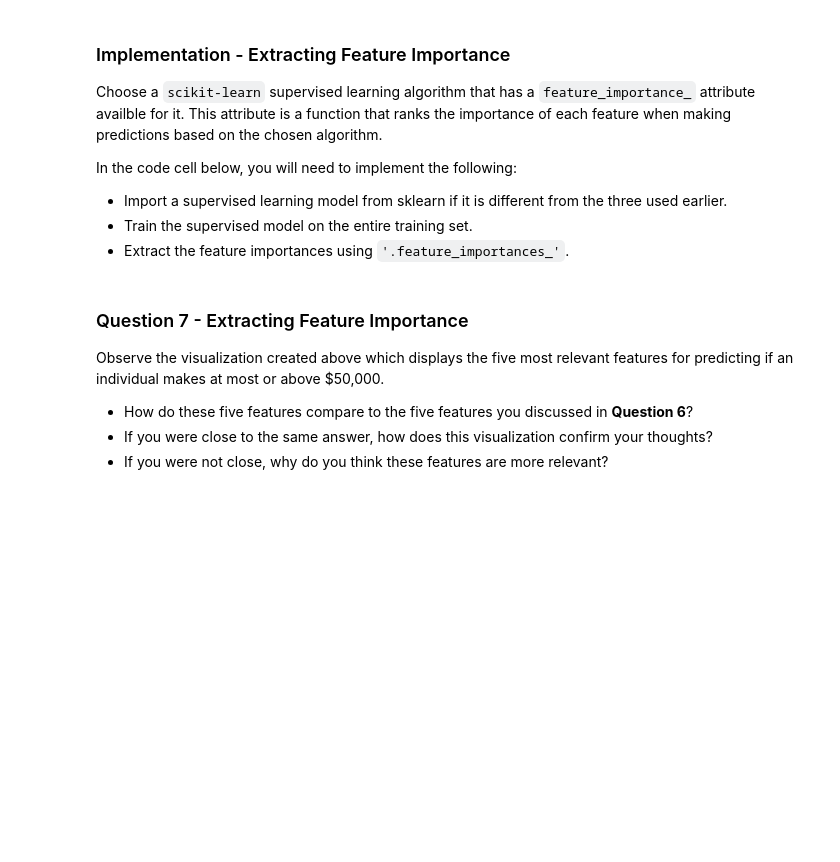
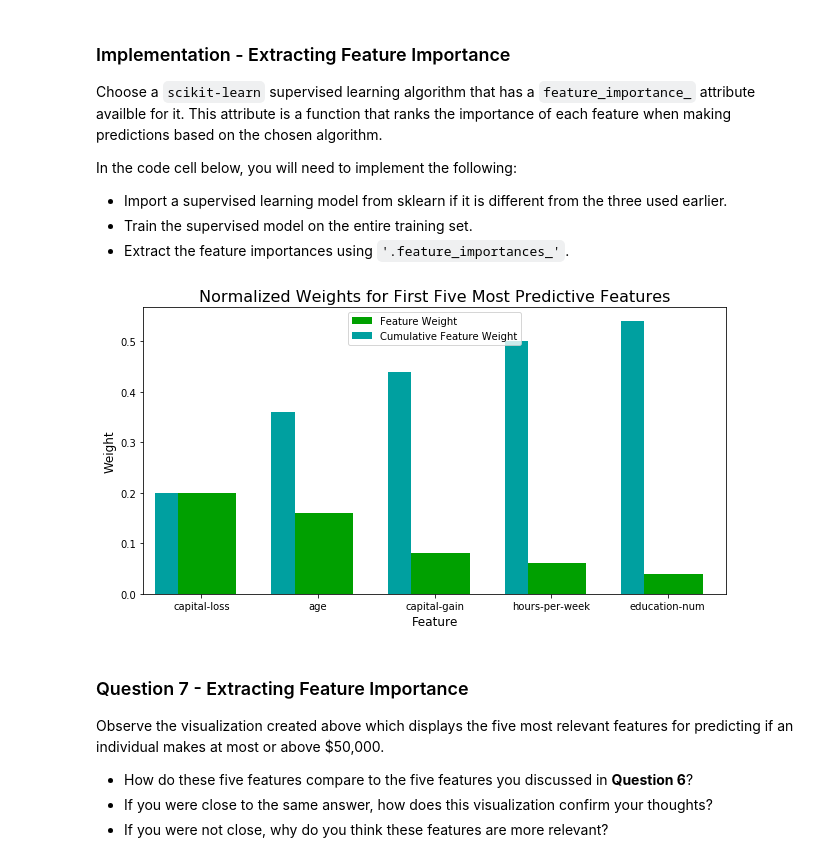
Before and after one commit to vedmitra/machine-learning_u, a Jupyter notebook: finding_donors/finding_donors.ipynb, the cells around one changed output. Saved outputs shown, nothing was run; the diff lists cells and outputs as text; code cells hidden in the pictures; blank space fills up the shorter version.

```diff
--- a/finding_donors/finding_donors.ipynb
+++ b/finding_donors/finding_donors.ipynb
@@ -518,16 +624,18 @@ In the code cell below, you will need to implement the following:
  - Extract the feature importances using `'.feature_importances_'`.
 # %%
 # TODO: Import a supervised learning model that has 'feature_importances_'
-
+# Adaboost is already imported
 
 # TODO: Train the supervised model on the training set using .fit(X_train, y_train)
-model = None
+model = AdaBoostClassifier(random_state=0).fit(X_train, y_train)
 
 # TODO: Extract the feature importances using .feature_importances_
-importances = None
+importances = model.feature_importances_
 
 # Plot
 vs.feature_plot(importances, X_train, y_train)
+# %% [output]
+[figure, added]
 # %% [markdown]
 ### Question 7 - Extracting Feature Importance
 
```
Also changed, not shown: parts of 25 cells of this notebook.
